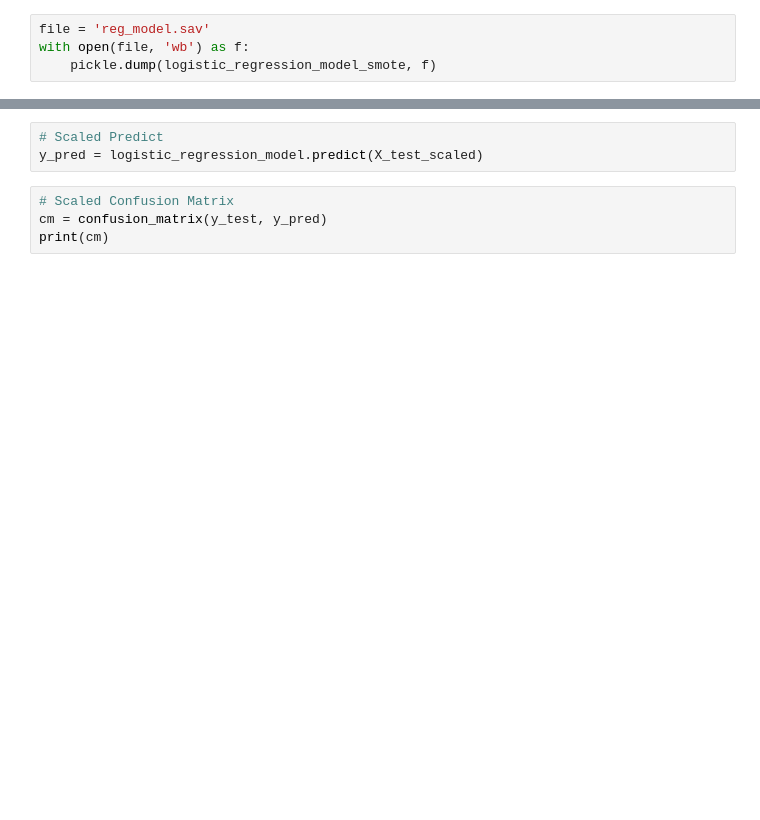
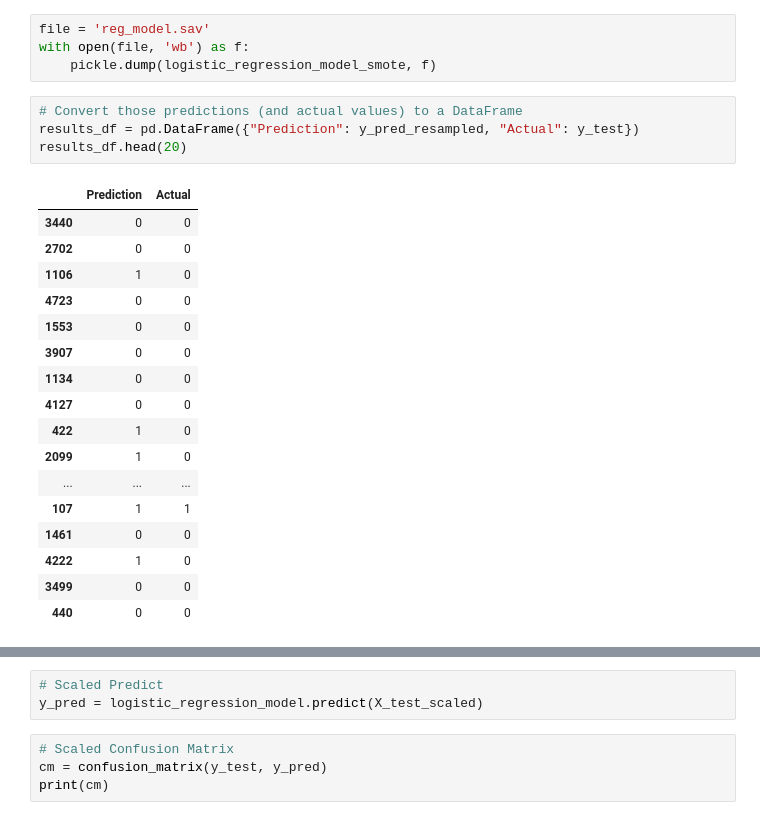
Before and after one commit to hsingh8015/project2_strokeprediction, a Jupyter notebook: danielle_model.ipynb, the cells around one changed output, grey strips where cells are left out. Drawn from its saved outputs; the diff is of its cells as text; blank space fills up the shorter version.

```diff
--- a/danielle_model.ipynb
+++ b/danielle_model.ipynb
@@ -210,3 +222,25 @@ print(cm)
 file = 'reg_model.sav'
 with open(file, 'wb') as f:
     pickle.dump(logistic_regression_model_smote, f)
+# %%
+# Convert those predictions (and actual values) to a DataFrame
+results_df = pd.DataFrame({"Prediction": y_pred_resampled, "Actual": y_test})
+results_df.head(20)
+# %% [output]
+|  | Prediction | Actual |
+| 3440 | 0 | 0 |
+| 2702 | 0 | 0 |
+| 1106 | 1 | 0 |
+| 4723 | 0 | 0 |
+| 1553 | 0 | 0 |
+| 3907 | 0 | 0 |
+| 1134 | 0 | 0 |
+| 4127 | 0 | 0 |
+| 422 | 1 | 0 |
+| 2099 | 1 | 0 |
+| ... | ... | ... |
+| 107 | 1 | 1 |
+| 1461 | 0 | 0 |
+| 4222 | 1 | 0 |
+| 3499 | 0 | 0 |
+| 440 | 0 | 0 |
```
Also changed, not shown: parts of 26 cells of this notebook, 4 other files.
